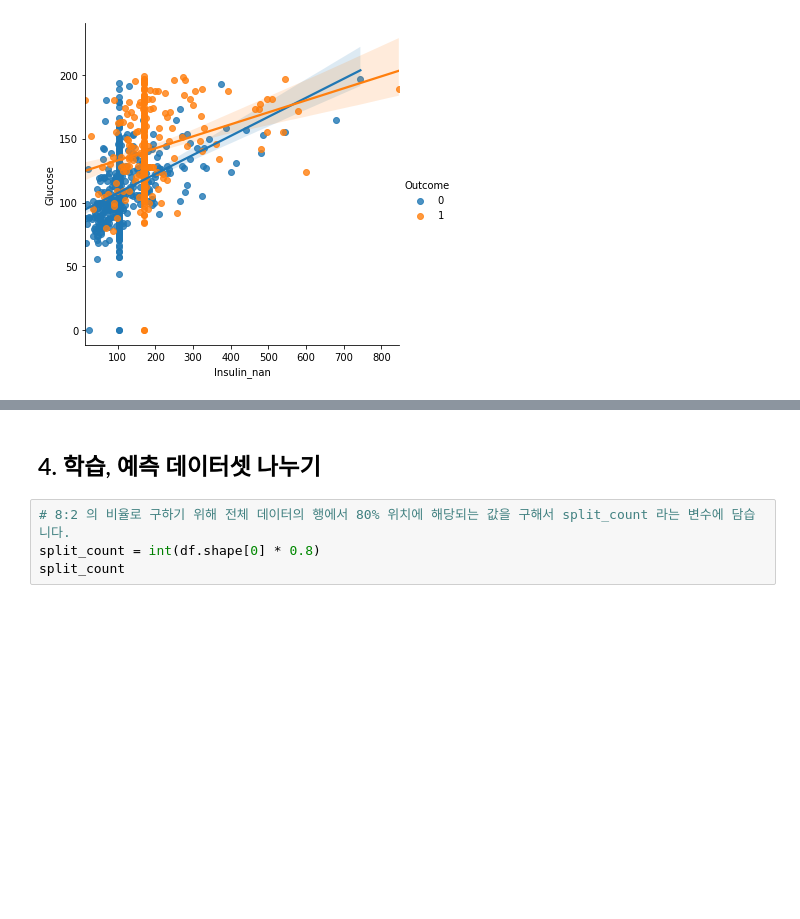
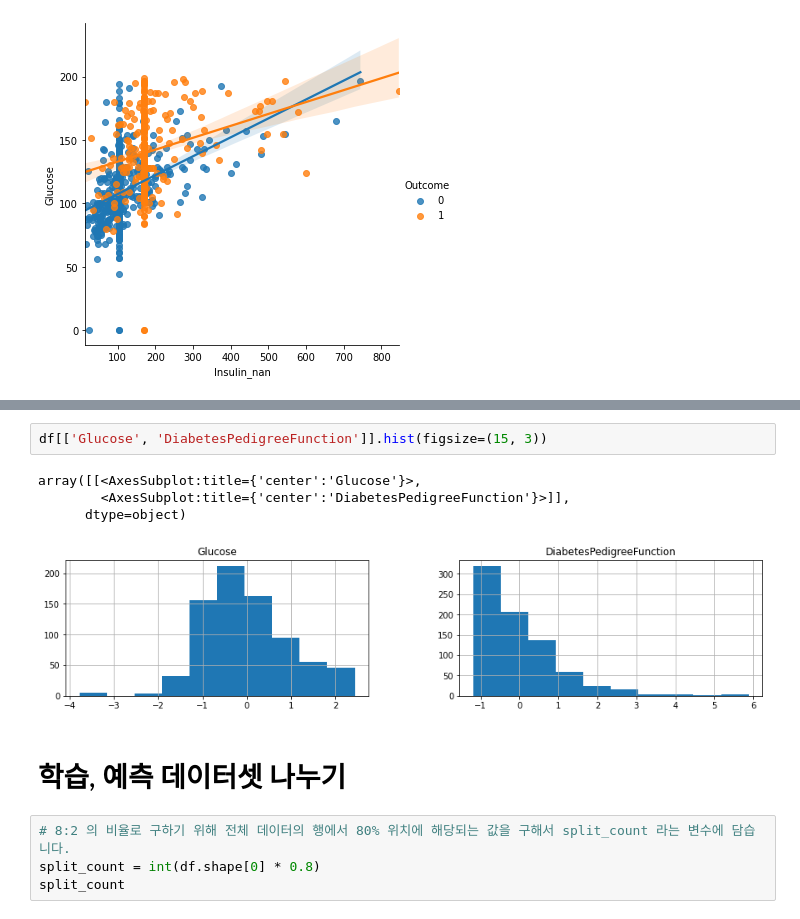
Before and after one commit to renine94/TIL, a Jupyter notebook: BoostCourse/프로젝트로 배우는 Data Science/03_탐색한 데이터로 모델성능 개선/모델성능 개선하기.ipynb, the cells around one changed output, grey strips where cells are left out. Saved outputs shown, nothing was run; the diff lists cells and outputs as text; blank space fills up the shorter version.

```diff
--- a/BoostCourse/프로젝트로 배우는 Data Science/03_탐색한 데이터로 모델성능 개선/모델성능 개선하기.ipynb
+++ b/BoostCourse/프로젝트로 배우는 Data Science/03_탐색한 데이터로 모델성능 개선/모델성능 개선하기.ipynb
@@ -217,5 +325,12 @@ Name: Glucose, Length: 768, dtype: bool
+# %%
+df[['Glucose', 'DiabetesPedigreeFunction']].hist(figsize=(15, 3))
+# %% [output]
+array([[<AxesSubplot:title={'center':'Glucose'}>,
+        <AxesSubplot:title={'center':'DiabetesPedigreeFunction'}>]],
+      dtype=object)
+[figure, added]
 # %% [markdown]
-## 4. 학습, 예측 데이터셋 나누기
+# 학습, 예측 데이터셋 나누기
 # %%
 # 8:2 의 비율로 구하기 위해 전체 데이터의 행에서 80% 위치에 해당되는 값을 구해서 split_count 라는 변수에 담습니다.
 split_count = int(df.shape[0] * 0.8)
```
Also changed, not shown: parts of 44 cells of this notebook.
